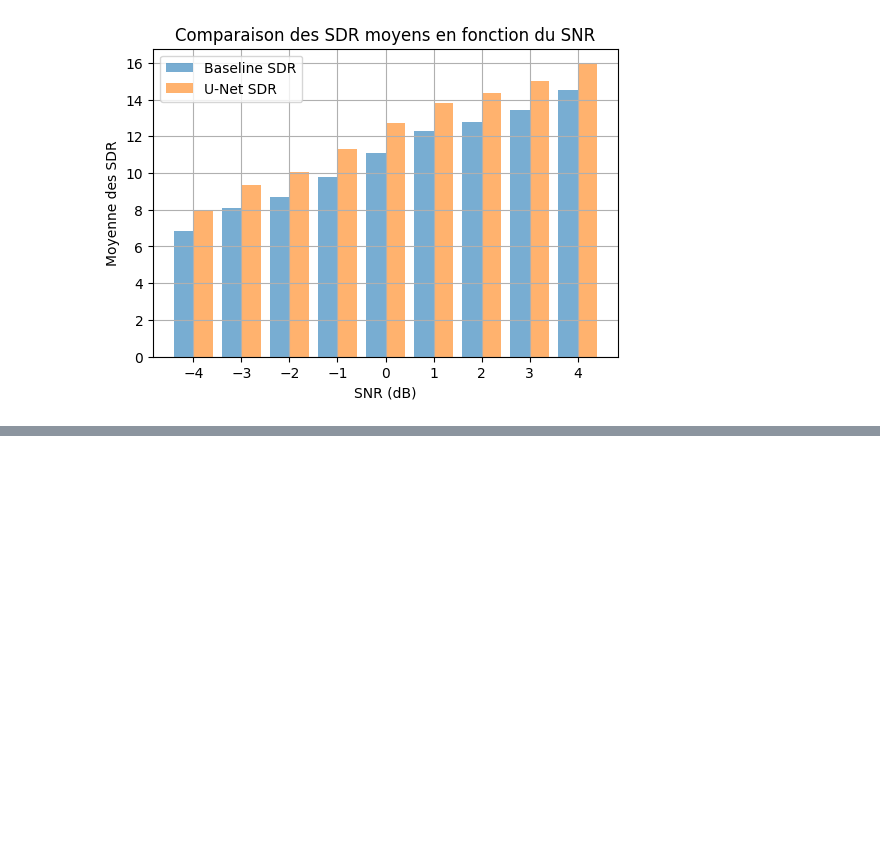
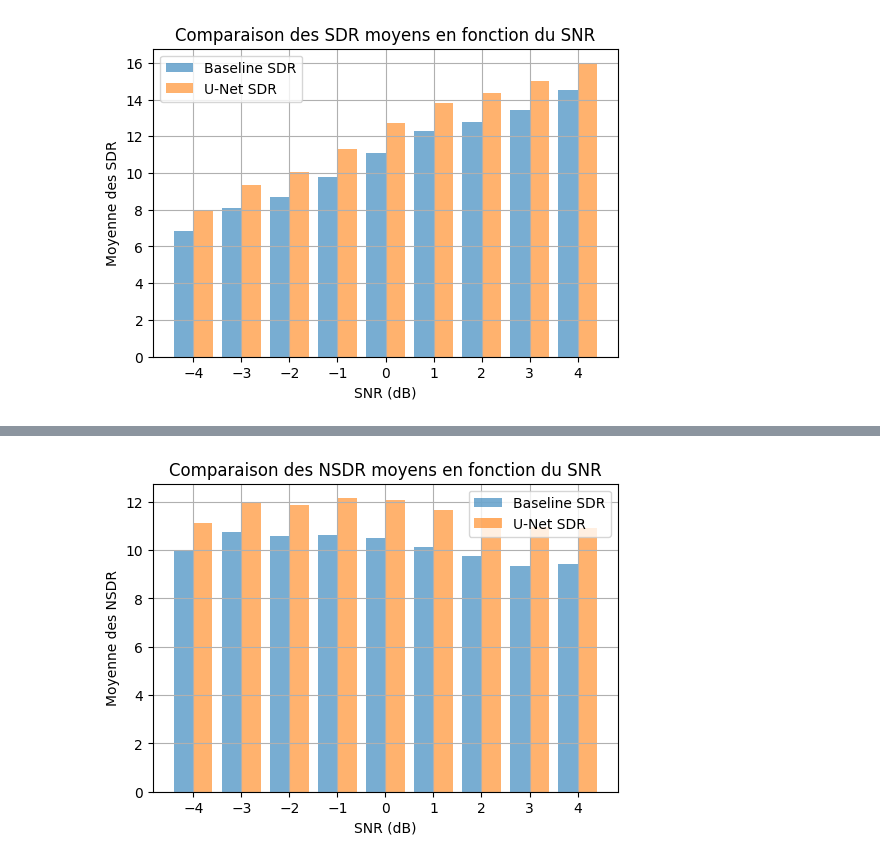
Before and after one commit to romainpujol/deep_learning_signal, a Jupyter notebook: source_separation.ipynb, the cells around one changed output, grey strips where cells are left out. Saved outputs shown, nothing was run; the diff lists cells and outputs as text; code cells hidden in the pictures; blank space fills up the shorter version.

Commit message:
update nsdr

```diff
--- a/source_separation.ipynb
+++ b/source_separation.ipynb
@@ -975,0 +956,84 @@ display(ipd.Audio(signal,rate=fe))
+# %%
+snr_values = [-4, -3, -2, -1, 0, 1, 2, 3, 4]
+snr_nsdr_values_baseline = {snr: [] for snr in snr_values}
+snr_nsdr_values_unet = {snr: [] for snr in snr_values}
+
+# Parcourir les fichiers
+for i in range(2000):
+    if i < 10:
+        folder_path = f'test/000{i}'
+    elif i < 100:
+        folder_path = f'test/00{i}'
+    elif i < 1000:
+        folder_path = f'test/0{i}'
+    else:
+        folder_path = f'test/{i}'
+
+    # Charger les fichiers voix et mélange
+    fe1, data1 = scipy.io.wavfile.read(f'{folder_path}/voice.wav')
+    file_path = glob(f'{folder_path}/mix_snr*')[0]
+    fe2, data2 = scipy.io.wavfile.read(file_path)
+
+    # Extraire le SNR à partir du nom du fichier
+    snr_match = re.search(r'mix_snr_(-?\d+)', file_path)
+    if snr_match:
+        snr = int(snr_match.group(1))
+
+    data1 = data1[:64897]
+    data2 = data2[:64897]
+
+    target_spectrogram=to_spectrogram(data1,fe)
+    input_spectrogram, phase, max_val, min_val = to_spectrogram_reconstruction(data2, fe2)
+    input_tensor = torch.tensor(input_spectrogram).unsqueeze(0).unsqueeze(0).float()
+
+    device = 'cpu'
+    input_tensor = input_tensor.to(device)
+
+    baseline.to(device)
+    with torch.no_grad():
+        output_baseline = baseline(input_tensor)
+
+    mask_baseline = output_baseline.squeeze().cpu().numpy()
+    spectrogram_baseline = mask_baseline * input_spectrogram
+    signal_baseline = masked_spectrogram_to_complex_spectrogram(
+        spectrogram_baseline, phase, max_val, min_val, fe2
+    )
+    signal_target = masked_spectrogram_to_complex_spectrogram(
+        target_spectrogram, phase, max_val, min_val, fe2
+    )
+    signal_mix = masked_spectrogram_to_complex_spectrogram(
+        input_spectrogram, phase, max_val, min_val, fe2
+    )
+
+
+    nsdr_baseline = compute_sdr(signal_baseline,signal_target)-compute_sdr(signal_mix,signal_target)
+    snr_nsdr_values_baseline[snr].append(nsdr_baseline)
+
+    unet.to(device)
+    with torch.no_grad():
+        output_unet = unet(input_tensor)
+
+    mask_unet = output_unet.squeeze().cpu().numpy()
+    spectrogram_unet = mask_unet * input_spectrogram
+    signal_unet = masked_spectrogram_to_complex_spectrogram(
+        spectrogram_unet, phase, max_val, min_val, fe2
+    )
+    nsdr_unet = compute_sdr(signal_unet,signal_target)-compute_sdr(signal_mix,signal_target)
+    snr_nsdr_values_unet[snr].append(nsdr_unet)
+
+baseline_means = [np.mean(snr_nsdr_values_baseline[snr]) for snr in snr_values]
+unet_means = [np.mean(snr_nsdr_values_unet[snr]) for snr in snr_values]
+
+plt.figure(figsize=(6, 4))
+plt.bar(np.array(snr_values) - 0.2, baseline_means, width=0.4, label='Baseline SDR', alpha=0.6, align='center')
+plt.bar(np.array(snr_values) + 0.2, unet_means, width=0.4, label='U-Net SDR', alpha=0.6, align='center')
+
+plt.xlabel('SNR (dB)')
+plt.ylabel('Moyenne des NSDR')
+plt.title('Comparaison des NSDR moyens en fonction du SNR')
+plt.xticks(snr_values)
+plt.legend()
+plt.grid()
+plt.show()
+# %% [output]
+[figure, added]
```
Also changed, not shown: parts of 6 cells of this notebook, 1 other file.
